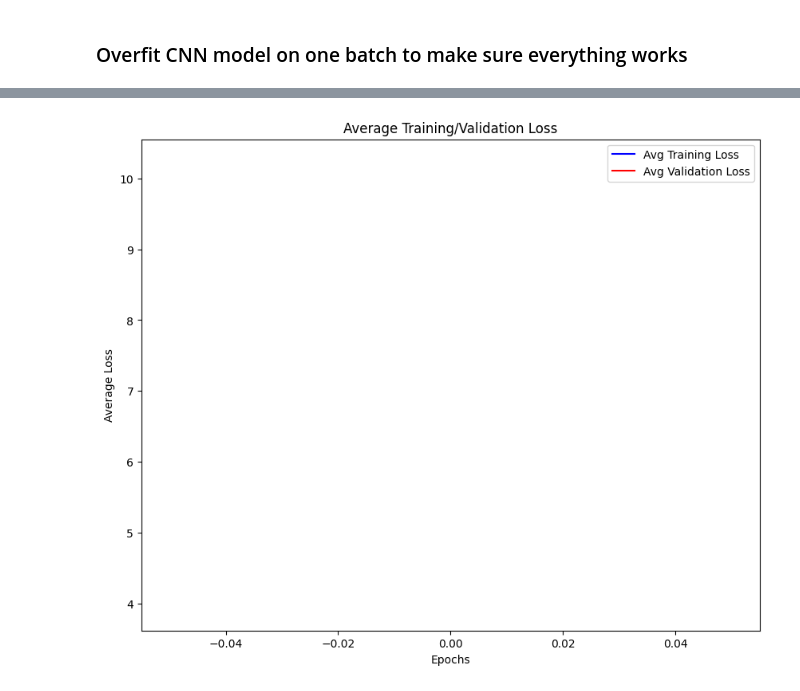
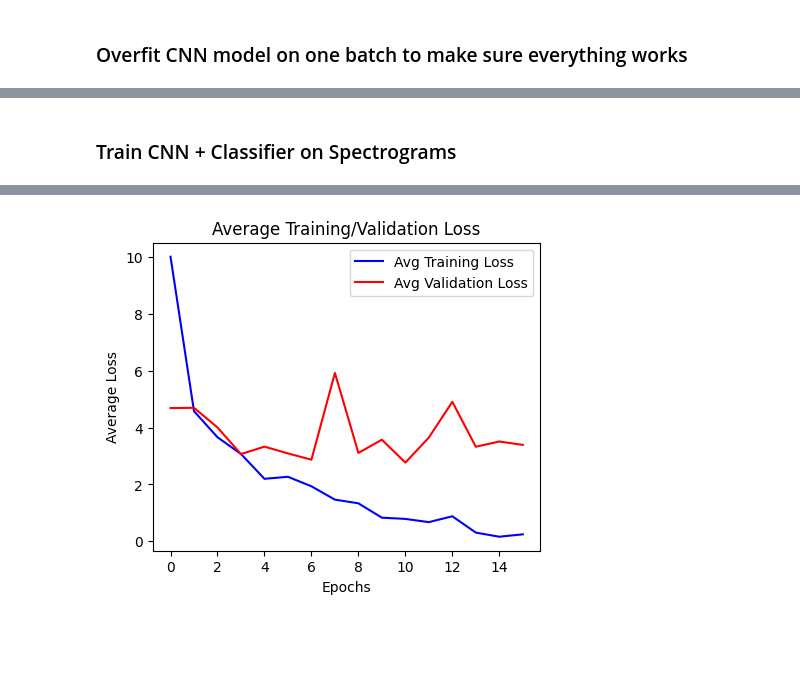
Before and after one commit to xaniadakis/BeatPatrol, a Jupyter notebook: step_7.ipynb, the cells around one changed output, grey strips where cells are left out. Drawn from its saved outputs; the diff is of its cells as text; code cells hidden in the pictures; blank space fills up the shorter version.

```diff
--- a/step_7.ipynb
+++ b/step_7.ipynb
@@ -23,15 +46,18 @@ mel_specs_train_dl, mel_specs_val_dl = torch_train_val_split(dataset=mel_specs_t
 # %% [markdown]
 ### Overfit CNN model on one batch to make sure everything works
 # %%
-x_b1, y_b1, lengths_b1 = next(iter(mel_specs_train_dl))
+# prepare batch data and input shape
+x_b1, _, _ = next(iter(mel_specs_train_dl))
 input_shape = x_b1[0].shape
 
-backbone = CNNBackbone(input_shape, cnn_in_channels, cnn_filters, cnn_out_feature_size)
-model = Classifier(NUM_CATEGORIES, backbone)
-model.to(DEVICE)
+# init CNN backbone and classifier
+backbone = CNNBackbone(input_dims=input_shape, in_channels=cnn_in_channels, filters=cnn_filters, feature_size=cnn_out_feature_size)
+model = Classifier(num_classes=NUM_CATEGORIES, backbone=backbone).to(DEVICE)
 
 optimizer = optim.Adam(model.parameters(), lr=LR)
 
-train(model, mel_specs_train_dl, mel_specs_val_dl, optimizer, EPOCHS, device=DEVICE, overfit_batch=True)
+# overfit model on a single batch
+train(model=model, train_loader=mel_specs_train_dl, val_loader=mel_specs_val_dl,
+        optimizer=optimizer, epochs=EPOCHS, device=DEVICE, overfit_batch=True)
 # %% [output]
 Training in overfitting mode...
@@ -54,16 +70,29 @@ Epoch 400, Loss at training set: 1.0020938816523994e-06
+# %% [markdown]
+### Train CNN + Classifier on Spectrograms
 # %%
-x_b1, y_b1, lengths_b1 = next(iter(mel_specs_train_dl))
+# prepare batch data and input shape
+x_b1, _, _ = next(iter(mel_specs_train_dl))
 input_shape = x_b1[0].shape
+
+# init CNN backbone and classifier
 set_seed(RANDOM_SEED)
-backbone = CNNBackbone(input_shape, cnn_in_channels, cnn_filters, cnn_out_feature_size)
+backbone = CNNBackbone(input_dims=input_shape, in_channels=cnn_in_channels, filters=cnn_filters, feature_size=cnn_out_feature_size)
 set_seed(RANDOM_SEED)
-model = Classifier(NUM_CATEGORIES, backbone)
-model.to(DEVICE)
+model = Classifier(num_classes=NUM_CATEGORIES, backbone=backbone).to(device=DEVICE)
 
 optimizer = optim.Adam(model.parameters(), lr=LR)
 
-train_losses, val_losses = train(model, mel_specs_train_dl, mel_specs_val_dl, optimizer,
-                                 EPOCHS, save_path="model_weights/cnn_genre_mel.pth", device=DEVICE, overfit_batch=False)
-plot_train_val_losses(train_losses, val_losses, save_title="assets/cnn_genre_train_val_losses.png")
-mel_y_true, mel_y_pred = test_model(model, mel_specs_test_dl, DEVICE)
+# train model
+train_losses, val_losses = train(
+    model=model, train_loader=mel_specs_train_dl, val_loader=mel_specs_val_dl,
+    optimizer=optimizer, epochs=EPOCHS, save_path=model_weights_path+"cnn_genre_mel.pth",
+    device=DEVICE, overfit_batch=False
+)
+
+# plot losses
+plot_train_val_losses(train_losses=train_losses, val_losses=val_losses,
+                      save_title=assets_path+"cnn_genre_train_val_losses.png")
+
+# test  model
+mel_y_true, mel_y_pred = test_model(model=model, dataloader=mel_specs_test_dl, device=DEVICE)
 # %% [output]
@@ -74,4 +116,4 @@ Epoch 1/1
-[figure, old version]
+[figure, new version]
 # %%
 get_classification_report(np.hstack(mel_y_pred), np.hstack(mel_y_true))
 # %% [output]
```
Also changed, not shown: parts of 10 cells of this notebook, 2 other files.
